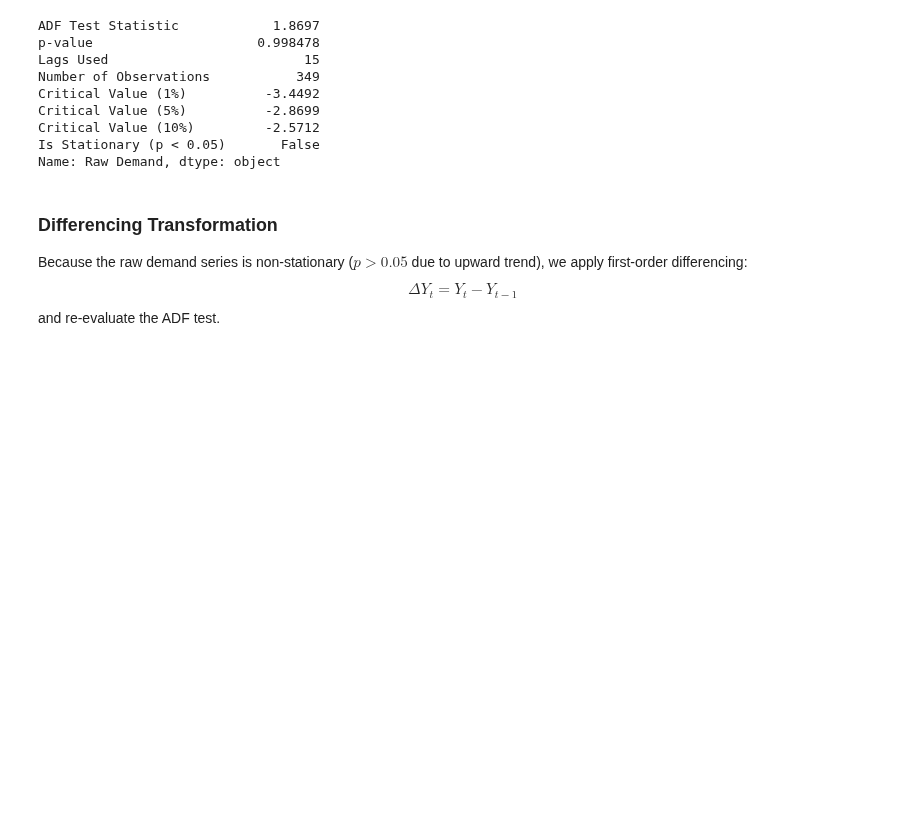
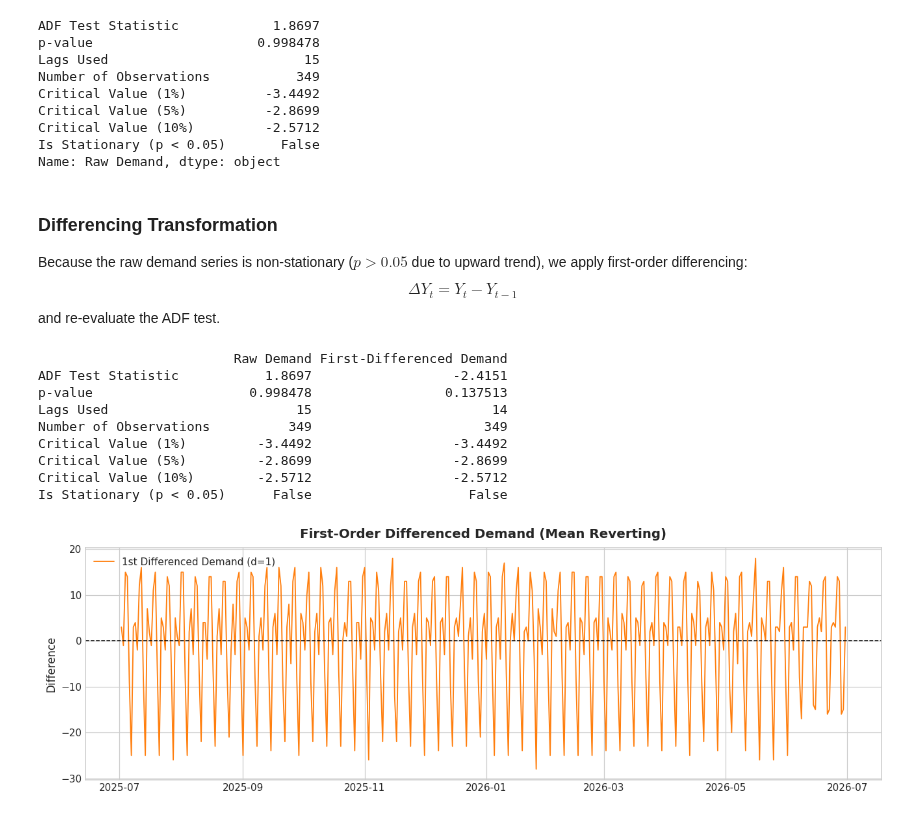
Before and after one commit to amitsinghbhadouriya/Data-science-with-python-and-R-intern-tasks, a Jupyter notebook: time_series_forecasting_task/Time_Series_Forecasting_ARIMA_Prophet.ipynb, the cells around one changed output. Drawn from its saved outputs; the diff is of its cells as text; code cells hidden in the pictures; blank space fills up the shorter version.

Commit message:
feat(forecasting): apply first-order differencing and re-evaluate stationarity via ADF

```diff
--- a/time_series_forecasting_task/Time_Series_Forecasting_ARIMA_Prophet.ipynb
+++ b/time_series_forecasting_task/Time_Series_Forecasting_ARIMA_Prophet.ipynb
@@ -187,3 +187,29 @@ $$
 \Delta Y_t = Y_t - Y_{t-1}
 $$
 and re-evaluate the ADF test.
+# %%
+diff_1 = df['demand'].diff().dropna()
+diff_adf = test_stationarity(diff_1, title='First-Differenced Demand')
+
+adf_comparison = pd.concat([raw_adf, diff_adf], axis=1)
+print(adf_comparison)
+
+fig, ax = plt.subplots(figsize=(12, 4))
+ax.plot(diff_1.index, diff_1, color='#ff7f0e', lw=1.2, label='1st Differenced Demand (d=1)')
+ax.axhline(0, color='black', linestyle='--', lw=1)
+ax.set_title('First-Order Differenced Demand (Mean Reverting)', fontsize=13, fontweight='bold', pad=10)
+ax.set_ylabel('Difference', fontsize=11)
+ax.legend(loc='upper left')
+plt.tight_layout()
+plt.show()
+# %% [output]
+                         Raw Demand First-Differenced Demand
+ADF Test Statistic           1.8697                  -2.4151
+p-value                    0.998478                 0.137513
+Lags Used                        15                       14
+Number of Observations          349                      349
+Critical Value (1%)         -3.4492                  -3.4492
+Critical Value (5%)         -2.8699                  -2.8699
+Critical Value (10%)        -2.5712                  -2.5712
+Is Stationary (p < 0.05)      False                    False
+[figure, added]
```
